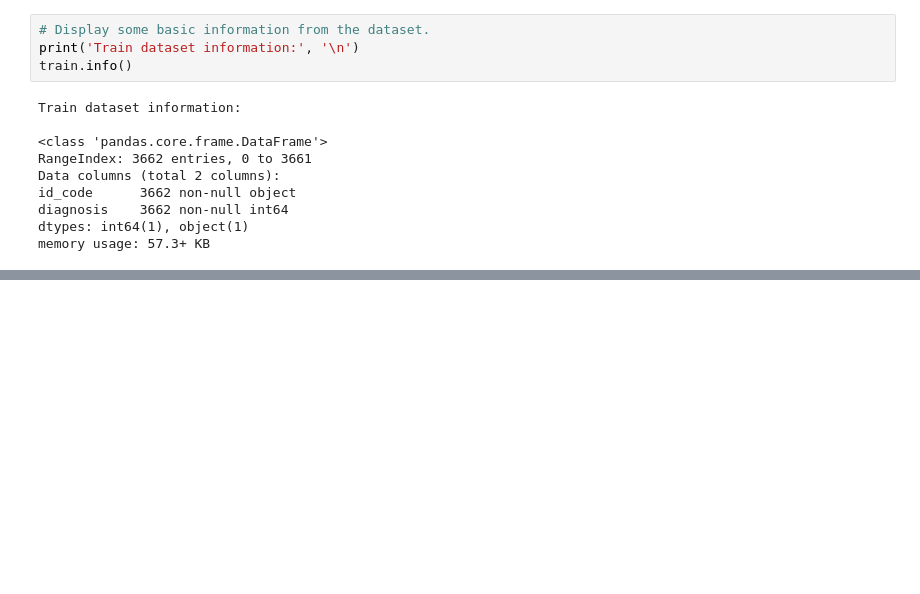
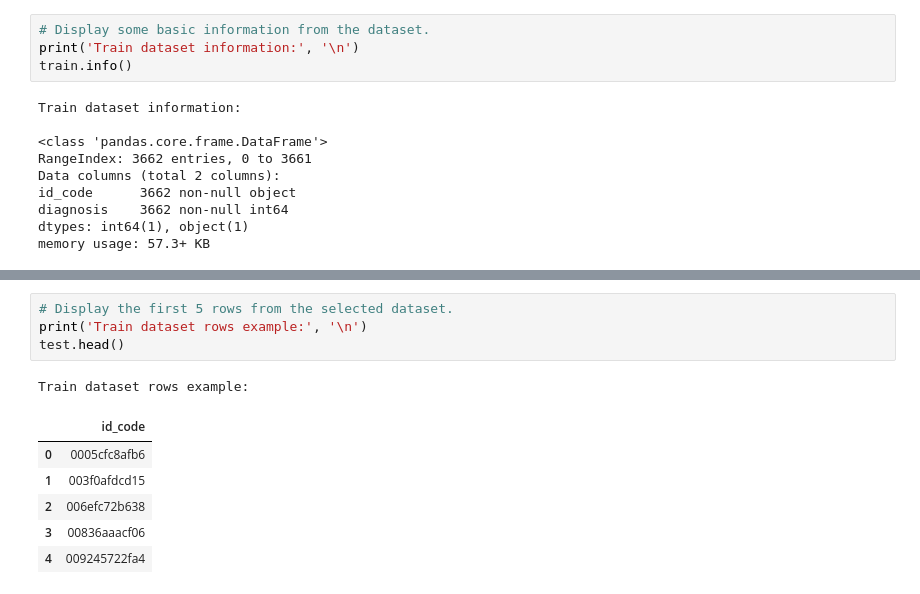
Before and after one commit to cviejom/APTOS-2019-Blindness-Detection, a Jupyter notebook: notebooks/exploratory/exploratory_analysis.ipynb, the cells around one changed output, grey strips where cells are left out. Drawn from its saved outputs; the diff is of its cells as text; blank space fills up the shorter version.

```diff
--- a/notebooks/exploratory/exploratory_analysis.ipynb
+++ b/notebooks/exploratory/exploratory_analysis.ipynb
@@ -61,0 +74,12 @@ memory usage: 57.3+ KB
+# %%
+# Display the first 5 rows from the selected dataset.
+print('Train dataset rows example:', '\n')
+test.head()
+# %% [output]
+Train dataset rows example:
+|  | id_code |
+| 0 | 0005cfc8afb6 |
+| 1 | 003f0afdcd15 |
+| 2 | 006efc72b638 |
+| 3 | 00836aaacf06 |
+| 4 | 009245722fa4 |
```
Also changed, not shown: parts of 15 cells of this notebook, 1 other file.
